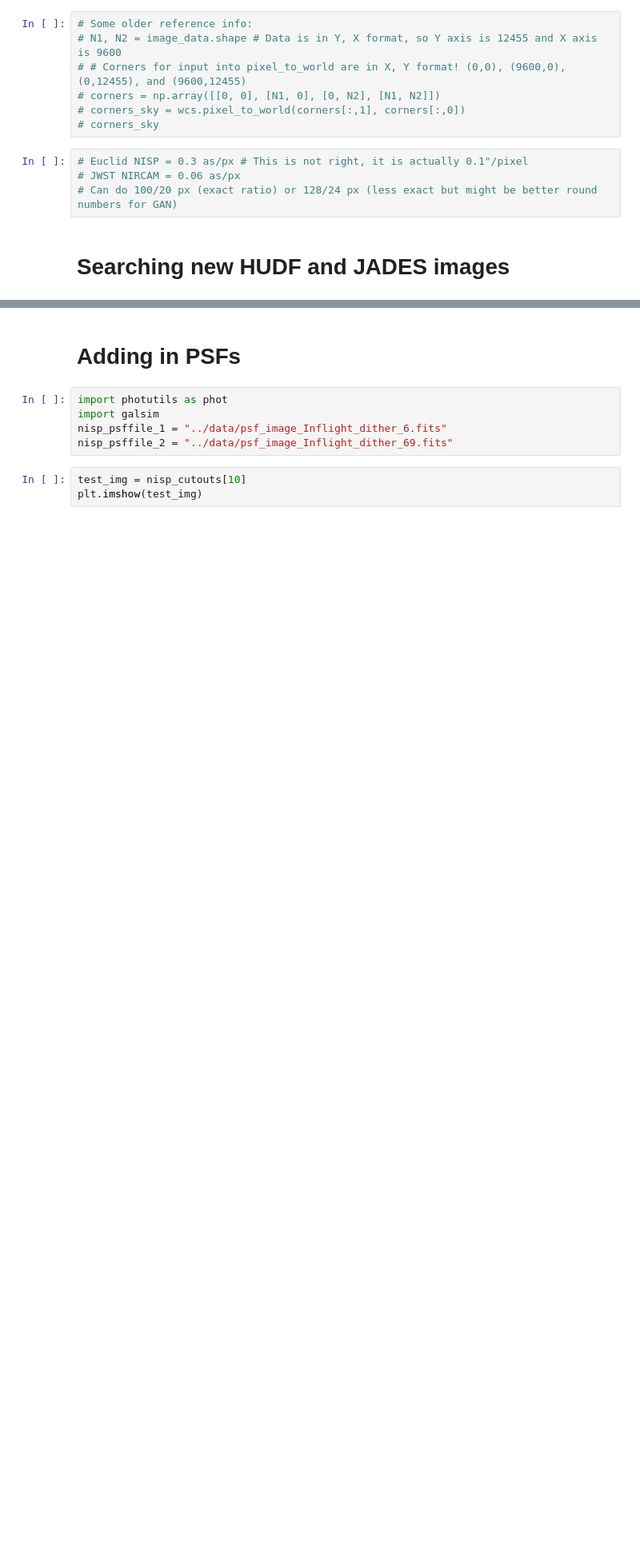
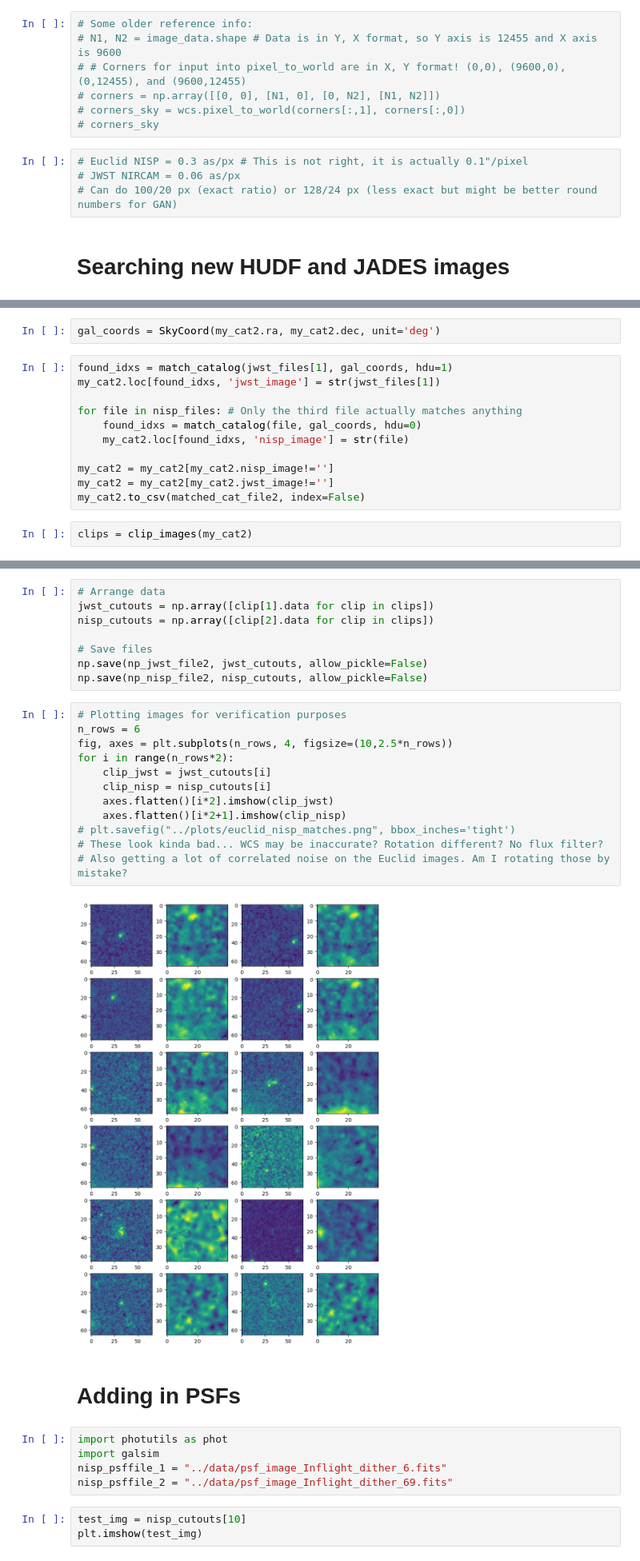
Before and after one commit to xoubish/superNISP, a Jupyter notebook: code/SR_GAN_old.ipynb, the cells around one changed output, grey strips where cells are left out. Shown at 80% size. Drawn from its saved outputs; the diff is of its cells as text; blank space fills up the shorter version.

Commit message:
JWST cat matching is working but doesn't look good

```diff
--- a/code/SR_GAN_old.ipynb
+++ b/code/SR_GAN_old.ipynb
@@ -265,0 +366,15 @@ from astropy.utils.data import download_file
+# %%
+gal_coords = SkyCoord(my_cat2.ra, my_cat2.dec, unit='deg')
+# %%
+found_idxs = match_catalog(jwst_files[1], gal_coords, hdu=1)
+my_cat2.loc[found_idxs, 'jwst_image'] = str(jwst_files[1])
+
+for file in nisp_files: # Only the third file actually matches anything
+    found_idxs = match_catalog(file, gal_coords, hdu=0)
+    my_cat2.loc[found_idxs, 'nisp_image'] = str(file)
+
+my_cat2 = my_cat2[my_cat2.nisp_image!='']
+my_cat2 = my_cat2[my_cat2.jwst_image!='']
+my_cat2.to_csv(matched_cat_file2, index=False)
+# %%
+clips = clip_images(my_cat2)
@@ -266,3 +384,25 @@ from astropy.utils.data import download_file
+# %%
+# Arrange data
+jwst_cutouts = np.array([clip[1].data for clip in clips])
+nisp_cutouts = np.array([clip[2].data for clip in clips])
+
+# Save files
+np.save(np_jwst_file2, jwst_cutouts, allow_pickle=False)
+np.save(np_nisp_file2, nisp_cutouts, allow_pickle=False)
+# %%
+# Plotting images for verification purposes
+n_rows = 6
+fig, axes = plt.subplots(n_rows, 4, figsize=(10,2.5*n_rows))
+for i in range(n_rows*2):
+    clip_jwst = jwst_cutouts[i]
+    clip_nisp = nisp_cutouts[i]
+    axes.flatten()[i*2].imshow(clip_jwst)
+    axes.flatten()[i*2+1].imshow(clip_nisp)
+# plt.savefig("../plots/euclid_nisp_matches.png", bbox_inches='tight')
+# These look kinda bad... WCS may be inaccurate? Rotation different? No flux filter?
+# Also getting a lot of correlated noise on the Euclid images. Am I rotating those by mistake?
+# %% [output]
+[figure, added]
 # %% [markdown]
 # Adding in PSFs
 # %%
```
Also changed, not shown: parts of 12 cells of this notebook.
